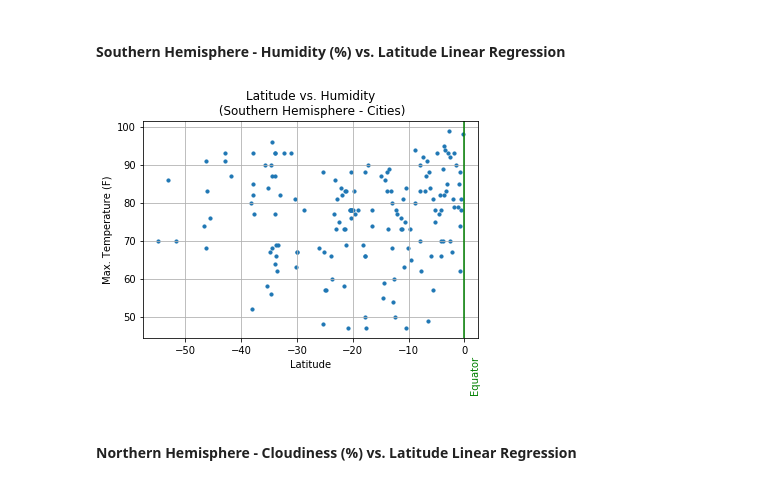
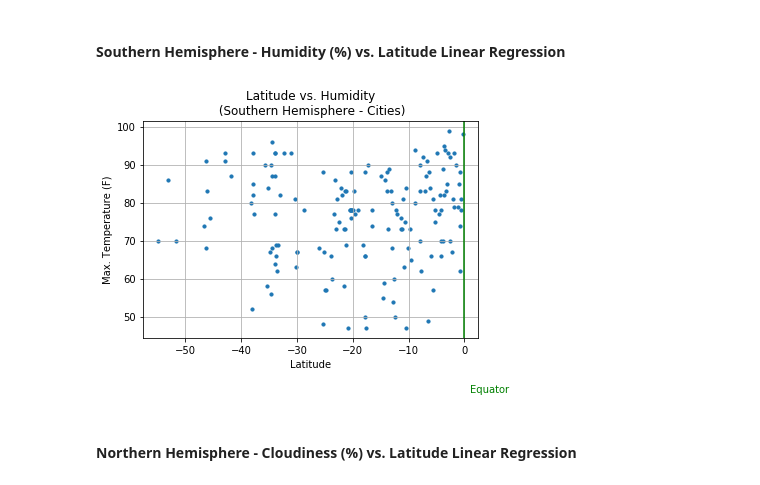
Before and after one commit to SaltireSequence/python-api-challenge, a Jupyter notebook: WeatherPy.ipynb, the cells around one changed output. Saved outputs shown, nothing was run; the diff lists cells and outputs as text; code cells hidden in the pictures.

```diff
--- a/WeatherPy.ipynb
+++ b/WeatherPy.ipynb
@@ -392,20 +392,20 @@ plt.show()
 # %%
 # Build a scatter plot or each data type
 fig10 = plt.scatter(Southern_Hemisphere["Lat"], Southern_Hemisphere['Humidity'], marker="o", s=10)
 
 plt.title("Latitude vs. Humidity\n (Southern Hemisphere - Cities)")
 plt.xlabel("Latitude")
 plt.ylabel("Max. Temperature (F)")
 # Adding an equator line, as a reference point
 plt.axvline(0, color = 'green', alpha = 1, label = 'Equator')
-plt.text(1,30,'Equator',rotation=90, color = 'green', alpha = 1)
+plt.text(1,30,'Equator',rotation=0, color = 'green', alpha = 1)
 plt.grid(True)
 
 # Saving out the figure
-plt.savefig("output_plots/Southern_Latitude_City_Lat_vs_Max Temp.png")
+plt.savefig("output_plots/Southern_Lat_vs_Humidity.png")
 plt.show()
 # %% [output]
-[figure, old version]
+[figure, new version]
 # %% [markdown]
 ####  Northern Hemisphere - Cloudiness (%) vs. Latitude Linear Regression
 # %%
```
Also changed, not shown: parts of 8 cells of this notebook, 4 other files.
